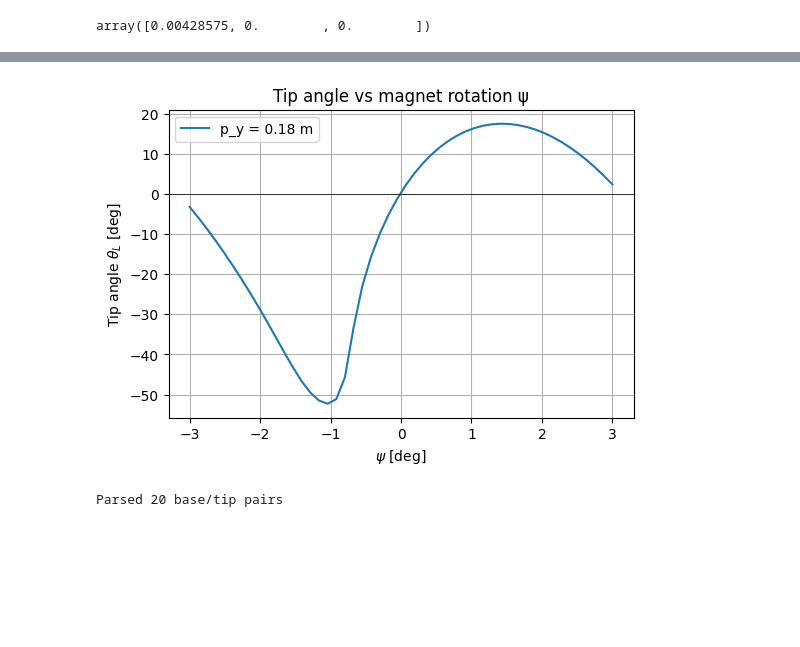
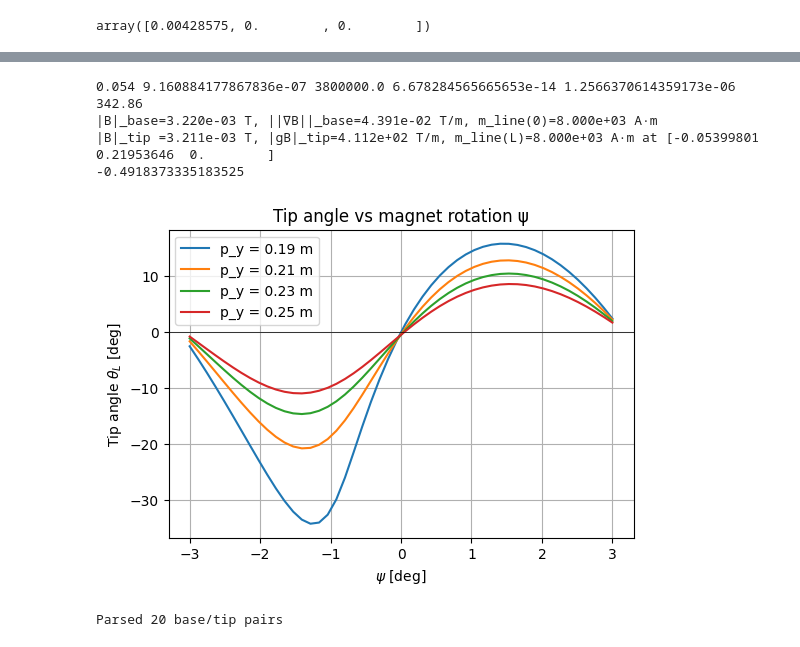
Before and after one commit to jhiltonjones/road_to_paper, a Jupyter notebook: beam_mechanics_3.ipynb, the cells around one changed output, grey strips where cells are left out. Saved outputs shown, nothing was run; the diff lists cells and outputs as text; code cells hidden in the pictures; blank space fills up the shorter version.

```diff
--- a/beam_mechanics_3.ipynb
+++ b/beam_mechanics_3.ipynb
@@ -336,25 +350,31 @@ p_y=0.17: filled 50/50 points
 # %%
-# print(LENGTH, A_val, E_val, I_val, MU0, MAGNET_M)
-
-# theta_tip, k_star, sol_ivp, info = simulate_beam(p_vec=np.array([0.0,0.22,0.0]), psi_deg=0,
-#         L=LENGTH, A_val=A_val, E_val=E_val, I_val=I_val,
-#         MU0=MU0, MAGNET_M=MAGNET_M,
-#         m_line_of_s=m_line_of_s, GRAD_SCALE=1, s_steps=200
-#     )
-# print(np.rad2deg(theta_tip))
+print(LENGTH, A_val, E_val, I_val, MU0, MAGNET_M)
+psi = 0
+theta_tip, k_star, sol_ivp, info = simulate_beam(p_vec=np.array([0.0,0.22,0.0]), psi=psi,
+        L=LENGTH, A_val=A_val, E_val=E_val, I_val=I_val,
+        MU0=MU0, MAGNET_M=MAGNET_M,
+        m_line_of_s=m_line_of_s, GRAD_SCALE=1, s_steps=200, field_at_tip=True
+    )
+print(np.rad2deg(theta_tip))
+# %% [output]
+0.054 9.160884177867836e-07 3800000.0 6.678284565665653e-14 1.2566370614359173e-06 342.86
+|B|_base=3.220e-03 T, ||∇B||_base=4.391e-02 T/m, m_line(0)=8.000e+03 A·m
+|B|_tip =3.211e-03 T, |gB|_tip=4.112e+02 T/m, m_line(L)=8.000e+03 A·m at [-0.05399801  0.21953646  0.        ]
+-0.4918373335183525
 # %%
 plt.figure(figsize=(6,4))
-for p_y in ys:
+for p_y in ys[2:]:   # skip the first entry
     plt.plot(psi_vals_rad, theta_vs_psi[p_y], label=f"p_y = {p_y} m")
+
 plt.axhline(0, color='k', lw=0.5)
 plt.xlabel(r"$\psi$ [deg]")
 plt.ylabel(r"Tip angle $\theta_L$ [deg]")
 plt.legend()
 plt.title("Tip angle vs magnet rotation ψ")
 plt.grid(True)
 plt.show()
 # %% [output]
-[figure, old version]
+[figure, new version]
 # %%
 
 raw = """
```
Also changed, not shown: parts of 15 cells of this notebook.
